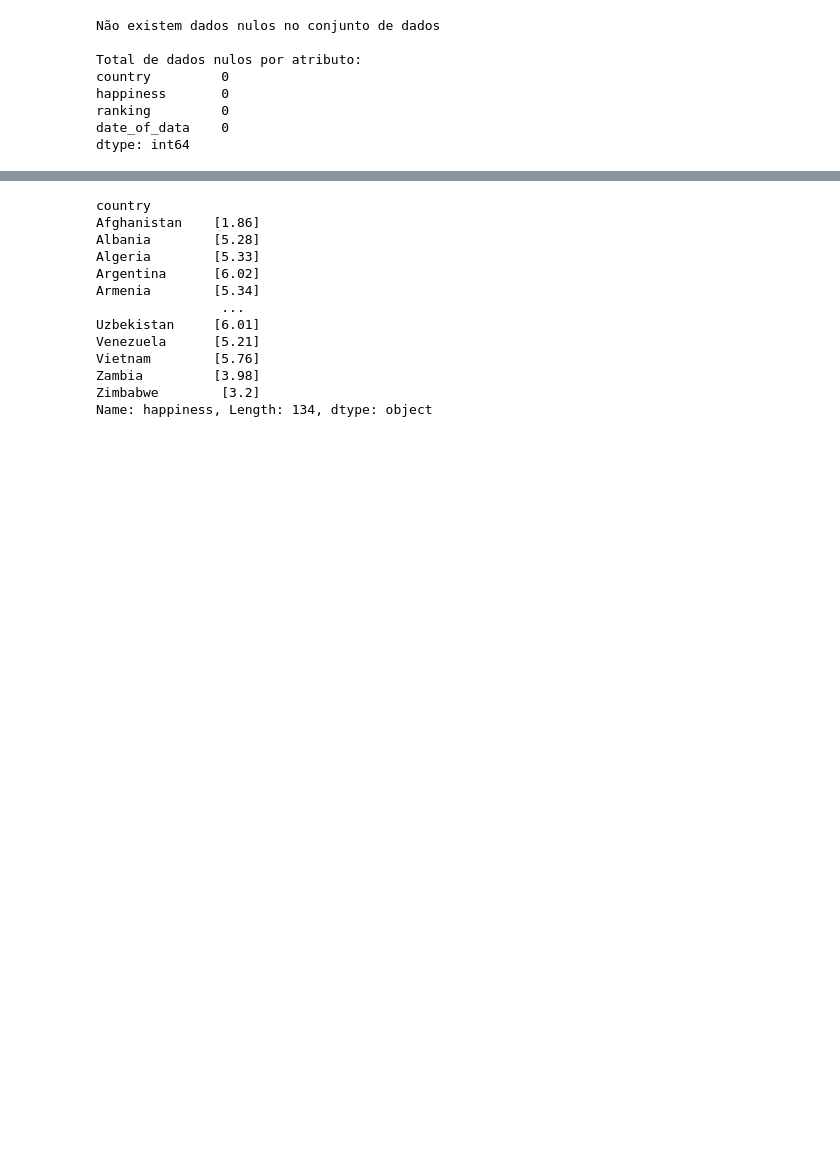
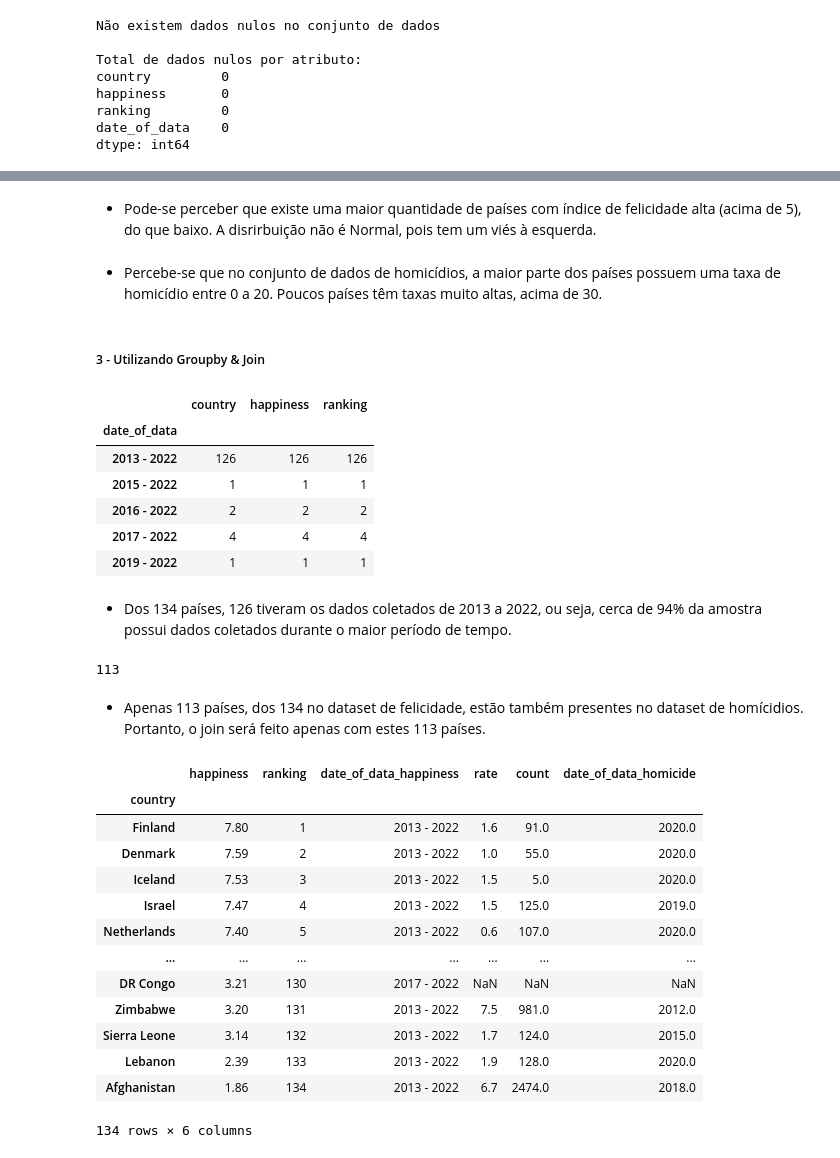
Before and after one commit to franciscorpl/trabalho-a1---intro-ao-python---francisco-leal, a Jupyter notebook: src/project_notebook.ipynb, the cells around one changed output, grey strips where cells are left out. Saved outputs shown, nothing was run; the diff lists cells and outputs as text; code cells hidden in the pictures; blank space fills up the shorter version.

```diff
--- a/src/project_notebook.ipynb
+++ b/src/project_notebook.ipynb
@@ -115,17 +195,54 @@ df["happiness"].hist()
+# %% [markdown]
+- Pode-se perceber que existe uma maior quantidade de países com índice de felicidade alta (acima de 5), do que baixo. A disrirbuição não é Normal, pois tem um viés à esquerda.
+# %% [markdown]
+- Percebe-se que no conjunto de dados de homicídios, a maior parte dos países possuem uma taxa de homicídio entre 0 a 20. Poucos países têm taxas muito altas, acima de 30.
+# %% [markdown]
+##### 3 - Utilizando Groupby & Join
 # %%
-group = df.groupby(["country"])["happiness"].unique()
+group = happiness_df.groupby(["date_of_data"]).count()
 display(group)
 # %% [output]
-country
-Afghanistan    [1.86]
-Albania        [5.28]
-Algeria        [5.33]
-Argentina      [6.02]
-Armenia        [5.34]
-                ...
-Uzbekistan     [6.01]
-Venezuela      [5.21]
-Vietnam        [5.76]
-Zambia         [3.98]
-Zimbabwe        [3.2]
-Name: happiness, Length: 134, dtype: object
+|  | country | happiness | ranking |
+| date_of_data |  |  |  |
+| 2013 - 2022 | 126 | 126 | 126 |
+| 2015 - 2022 | 1 | 1 | 1 |
+| 2016 - 2022 | 2 | 2 | 2 |
+| 2017 - 2022 | 4 | 4 | 4 |
+| 2019 - 2022 | 1 | 1 | 1 |
+# %% [markdown]
+- Dos 134 países, 126 tiveram os dados coletados de 2013 a 2022, ou seja, cerca de 94% da amostra possui dados coletados durante o maior período de tempo.
+# %%
+# Verificando quais países está presente nos dois datasets:
+country_happ = list(happiness_df.country)
+country_homi = list(homicide_df.country)
+
+equal_countries = []
+
+for c_01 in country_homi:
+    for c_02 in country_happ:
+        if c_01 == c_02:
+            equal_countries.append(c_01)
+print(len(equal_countries))
+# %% [output]
+113
+# %% [markdown]
+- Apenas 113 países, dos 134 no dataset de felicidade, estão também presentes no dataset de homícidios. Portanto, o join será feito apenas com estes 113 países.
+# %%
+# Utilizando Join para realizar o cruzamento entre os datasets de felicidade e homicídios, sendo o menor (de felicidade) a base:
+joined_df = happiness_df.set_index("country").join(homicide_df.set_index("country"), how="left", lsuffix='_happiness', rsuffix='_homicide')
+display(joined_df)
+# %% [output]
+|  | happiness | ranking | date_of_data_happiness | rate | count | date_of_data_homicide |
+| country |  |  |  |  |  |  |
+| Finland | 7.80 | 1 | 2013 - 2022 | 1.6 | 91.0 | 2020.0 |
+| Denmark | 7.59 | 2 | 2013 - 2022 | 1.0 | 55.0 | 2020.0 |
+| Iceland | 7.53 | 3 | 2013 - 2022 | 1.5 | 5.0 | 2020.0 |
+| Israel | 7.47 | 4 | 2013 - 2022 | 1.5 | 125.0 | 2019.0 |
+| Netherlands | 7.40 | 5 | 2013 - 2022 | 0.6 | 107.0 | 2020.0 |
+| ... | ... | ... | ... | ... | ... | ... |
+| DR Congo | 3.21 | 130 | 2017 - 2022 | NaN | NaN | NaN |
+| Zimbabwe | 3.20 | 131 | 2013 - 2022 | 7.5 | 981.0 | 2012.0 |
+| Sierra Leone | 3.14 | 132 | 2013 - 2022 | 1.7 | 124.0 | 2015.0 |
+| Lebanon | 2.39 | 133 | 2013 - 2022 | 1.9 | 128.0 | 2020.0 |
+| Afghanistan | 1.86 | 134 | 2013 - 2022 | 6.7 | 2474.0 | 2018.0 |
+134 rows × 6 columns
```
Also changed, not shown: parts of 21 cells of this notebook, 2 other files.
